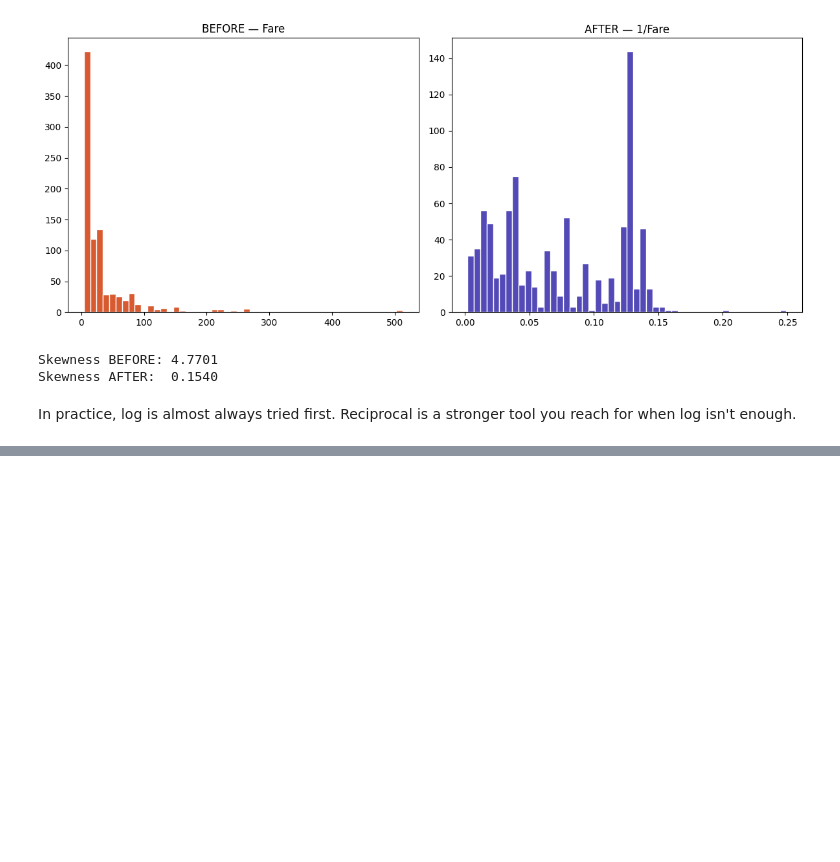
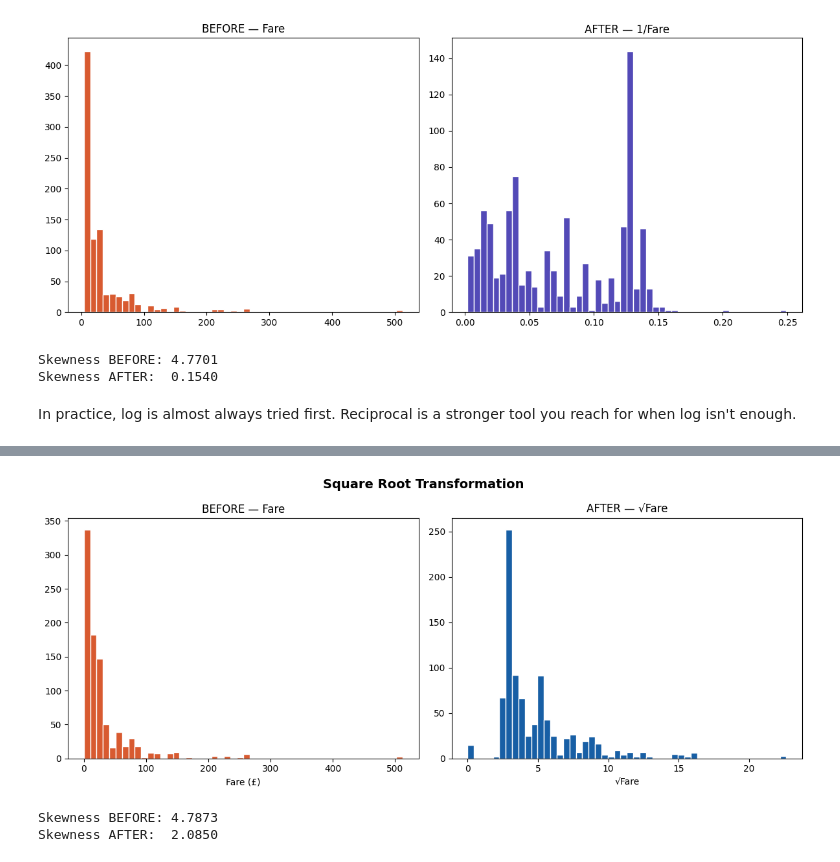
Before and after one commit to KrishnaSA05/Machine-Learning, a Jupyter notebook: Stats and Probablity/all_types_feature_transformation.ipynb, the cells around one changed output, grey strips where cells are left out. Cells and saved outputs as stored; diff of their text form; code cells hidden in the pictures; blank space fills up the shorter version.

Commit message:
[+] implemented Square root, Exponential and Box-Cox transformation

```diff
--- a/Stats and Probablity/all_types_feature_transformation.ipynb
+++ b/Stats and Probablity/all_types_feature_transformation.ipynb
@@ -460,0 +475,31 @@ Square root transformation is the gentlest way to fix right skewness. Instead of
+# %%
+import pandas as pd
+import numpy as np
+import matplotlib.pyplot as plt
+
+df = pd.read_csv('titanic.csv', usecols=['Pclass', 'Age', 'Fare', 'Survived'])
+
+# Apply square root transformation
+df['Fare_sqrt'] = np.sqrt(df['Fare'])
+
+# Plot before and after
+fig, axes = plt.subplots(1, 2, figsize=(12, 5))
+
+axes[0].hist(df['Fare'],      bins=50, color='#D85A30', edgecolor='white')
+axes[0].set_title('BEFORE — Fare')
+axes[0].set_xlabel('Fare (£)')
+
+axes[1].hist(df['Fare_sqrt'], bins=50, color='#185FA5', edgecolor='white')
+axes[1].set_title('AFTER — √Fare')
+axes[1].set_xlabel('√Fare')
+
+plt.suptitle('Square Root Transformation', fontsize=14, fontweight='bold')
+plt.tight_layout()
+plt.show()
+
+print(f"Skewness BEFORE: {df['Fare'].skew():.4f}")
+print(f"Skewness AFTER:  {df['Fare_sqrt'].skew():.4f}")
+# %% [output]
+[figure, added]
+Skewness BEFORE: 4.7873
+Skewness AFTER:  2.0850
```
Also changed, not shown: parts of 7 cells of this notebook.
